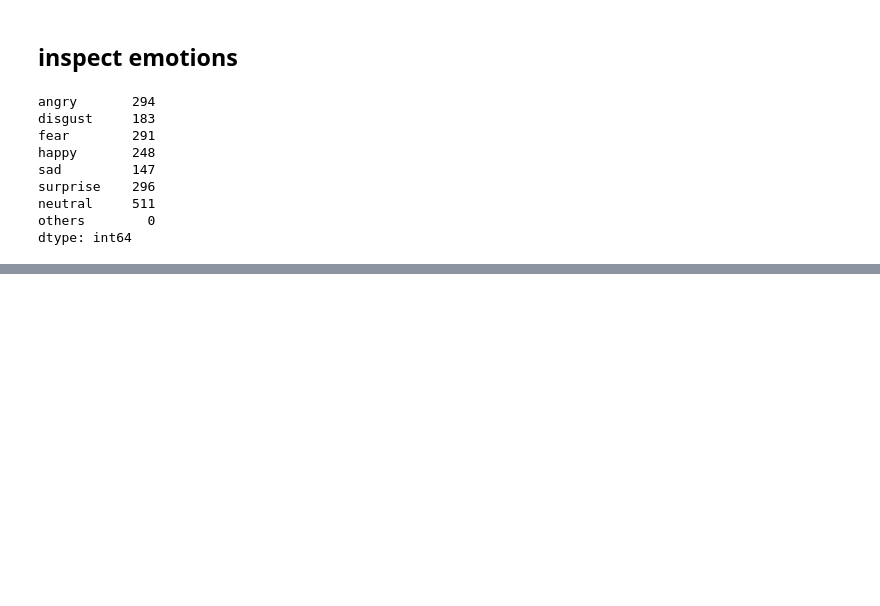
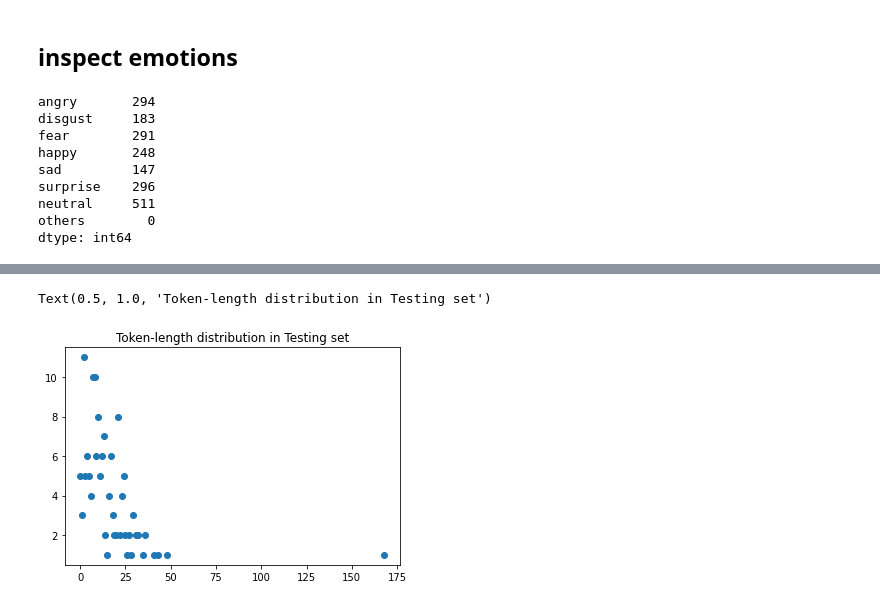
Before and after one commit to aisutd/emorecom, a Jupyter notebook: EDA.ipynb, the cells around one changed output, grey strips where cells are left out. Drawn from its saved outputs; the diff is of its cells as text; code cells hidden in the pictures; blank space fills up the shorter version.

```diff
--- a/EDA.ipynb
+++ b/EDA.ipynb
@@ -22,7 +22,7 @@ test_image_path = os.path.join(test_path, 'test')
 
 # path to transcription folders
 train_text_path = os.path.join(train_path, 'train_transcriptions.json')
-test_text_path = os.path.join(test_path, 'test_transcription.json')
+test_text_path = os.path.join(test_path, 'test_transcriptions.json')
 
 # set annotation path
 train_label_path = os.path.join(train_path, 'train_emotion_labels.csv')
@@ -45,6 +45,9 @@ print("Number of training images", len(train_images))
 Number of training images 800
 # %%
 # reat test set
+# read transcript
+with open(test_text_path) as file:
+    test_transcripts = json.load(file)
 
 # number of image
 test_images = os.listdir(test_image_path)
@@ -174,0 +243,6 @@ dtype: int64
+# %%
+plt.scatter(x = test_freq.keys(), y = test_freq.values())
+plt.title('Token-length distribution in Testing set')
+# %% [output]
+Text(0.5, 1.0, 'Token-length distribution in Testing set')
+[figure, added]
```
Also changed, not shown: parts of 8 cells of this notebook.
